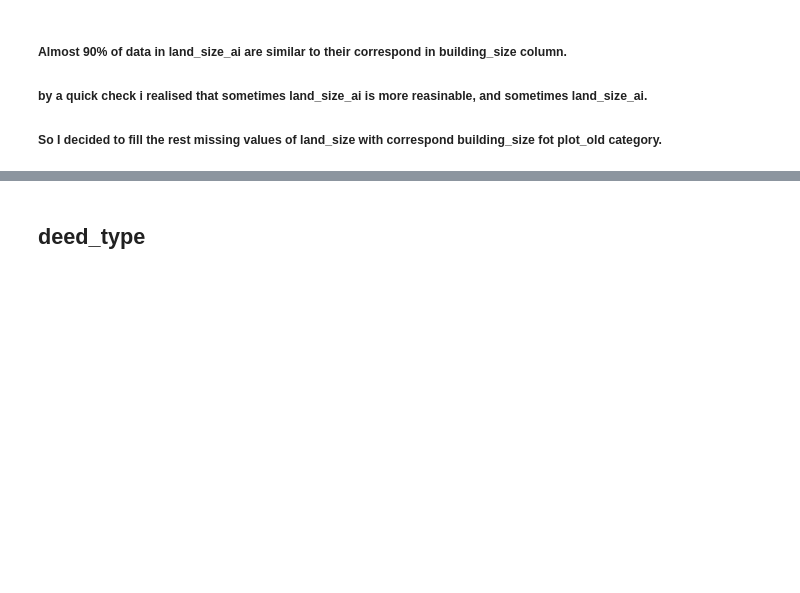
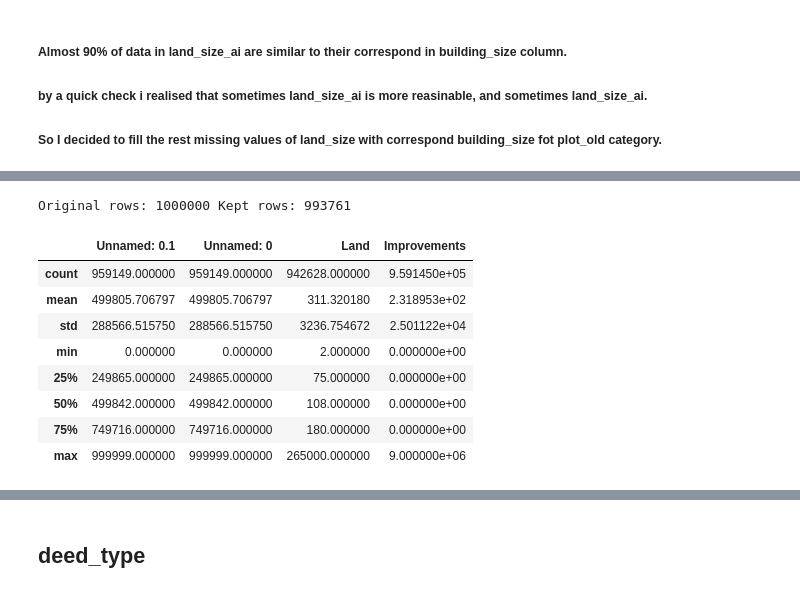
Before and after one commit to AlirezaMojtabavi/Real-estate_PricePrediction, a Jupyter notebook: notebooks/exploration/clean_columns_23_to_42.ipynb, the cells around one changed output, grey strips where cells are left out. Cells and saved outputs as stored; diff of their text form; code cells hidden in the pictures; blank space fills up the shorter version.

```diff
--- a/notebooks/exploration/clean_columns_23_to_42.ipynb
+++ b/notebooks/exploration/clean_columns_23_to_42.ipynb
@@ -880,0 +1004,56 @@ nan count for nan =  0 - nan %
+# %%
+land_data_3 = land_data[["Unnamed: 0", "cat3_slug", "Land", "Improvements"]].copy()
+
+# ensure Land is numeric and handle zeros/negatives
+land_data["Land"] = pd.to_numeric(land_data["Land"], errors="coerce")
+# Use log for positive values; non-positive -> NaN
+land_data["Land_log"] = np.where(land_data["Land"] > 0, np.log(land_data["Land"]), np.nan)
+
+cleaned_frames = []
+min_count = 10   # don't attempt removal on groups smaller than this
+
+for clmn in land_data["cat3_slug"].dropna().unique():
+    grp = land_data[land_data["cat3_slug"] == clmn].copy()
+    # consider only rows with valid log-values for IQR calculation
+    valid = grp["Land_log"].dropna()
+    if len(valid) < min_count:
+        # skip removal for small groups (keep all rows as-is)
+        cleaned_frames.append(grp)
+        continue
+
+    Q1 = valid.quantile(0.25)
+    Q3 = valid.quantile(0.75)
+    IQR_n = Q3 - Q1
+    lower = Q1 - 1.5 * IQR_n
+    upper = Q3 + 1.5 * IQR_n
+
+    # keep only rows within bounds (on log scale)
+    grp_filtered = grp[grp["Land_log"].between(lower, upper)]
+    cleaned_frames.append(grp_filtered)
+
+# combine back and preserve original index order
+land_data_cleaned = pd.concat(cleaned_frames).sort_index()
+
+# inverse-transform back to original scale
+land_data_cleaned.loc[:, "Land"] = np.exp(land_data_cleaned["Land_log"])
+
+# drop helper column
+land_data_cleaned = land_data_cleaned.drop(columns=["Land_log"])
+
+# land_data_cleaned now contains the rows kept after outlier removal
+print("Original rows:", len(land_data), "Kept rows:", len(land_data_cleaned))
+# %% [output]
+Original rows: 1000000 Kept rows: 993761
+# %%
+test_clean = pd.read_csv("E:\AI_Quera\Real-estate_PricePrediction\processed data\land_data_cleaned.csv")
+test_clean.describe()
+# %% [output]
+|  | Unnamed: 0.1 | Unnamed: 0 | Land | Improvements |
+| count | 959149.000000 | 959149.000000 | 942628.000000 | 9.591450e+05 |
+| mean | 499805.706797 | 499805.706797 | 311.320180 | 2.318953e+02 |
+| std | 288566.515750 | 288566.515750 | 3236.754672 | 2.501122e+04 |
+| min | 0.000000 | 0.000000 | 2.000000 | 0.000000e+00 |
+| 25% | 249865.000000 | 249865.000000 | 75.000000 | 0.000000e+00 |
+| 50% | 499842.000000 | 499842.000000 | 108.000000 | 0.000000e+00 |
+| 75% | 749716.000000 | 749716.000000 | 180.000000 | 0.000000e+00 |
+| max | 999999.000000 | 999999.000000 | 265000.000000 | 9.000000e+06 |
```
Also changed, not shown: parts of 107 cells of this notebook.
